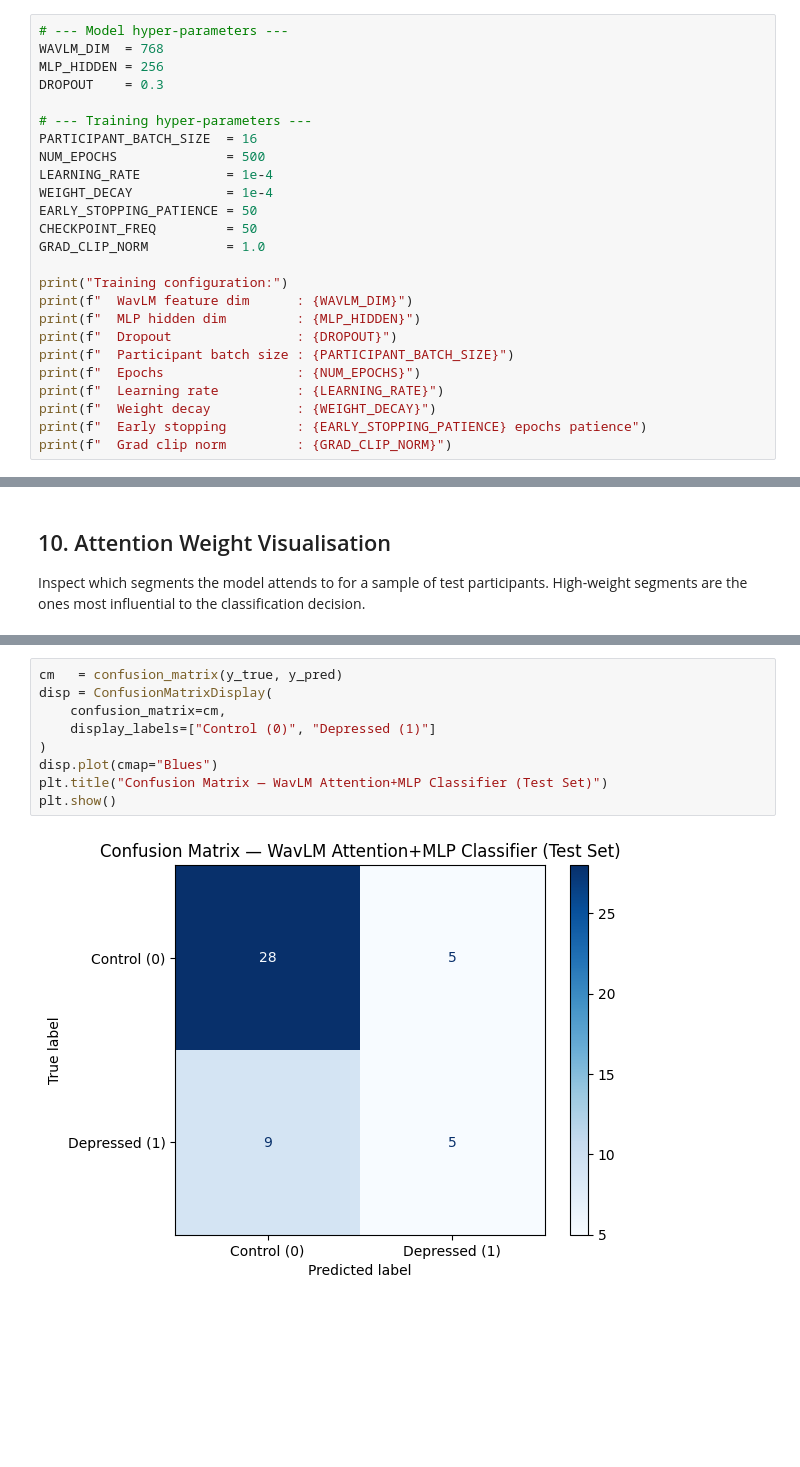
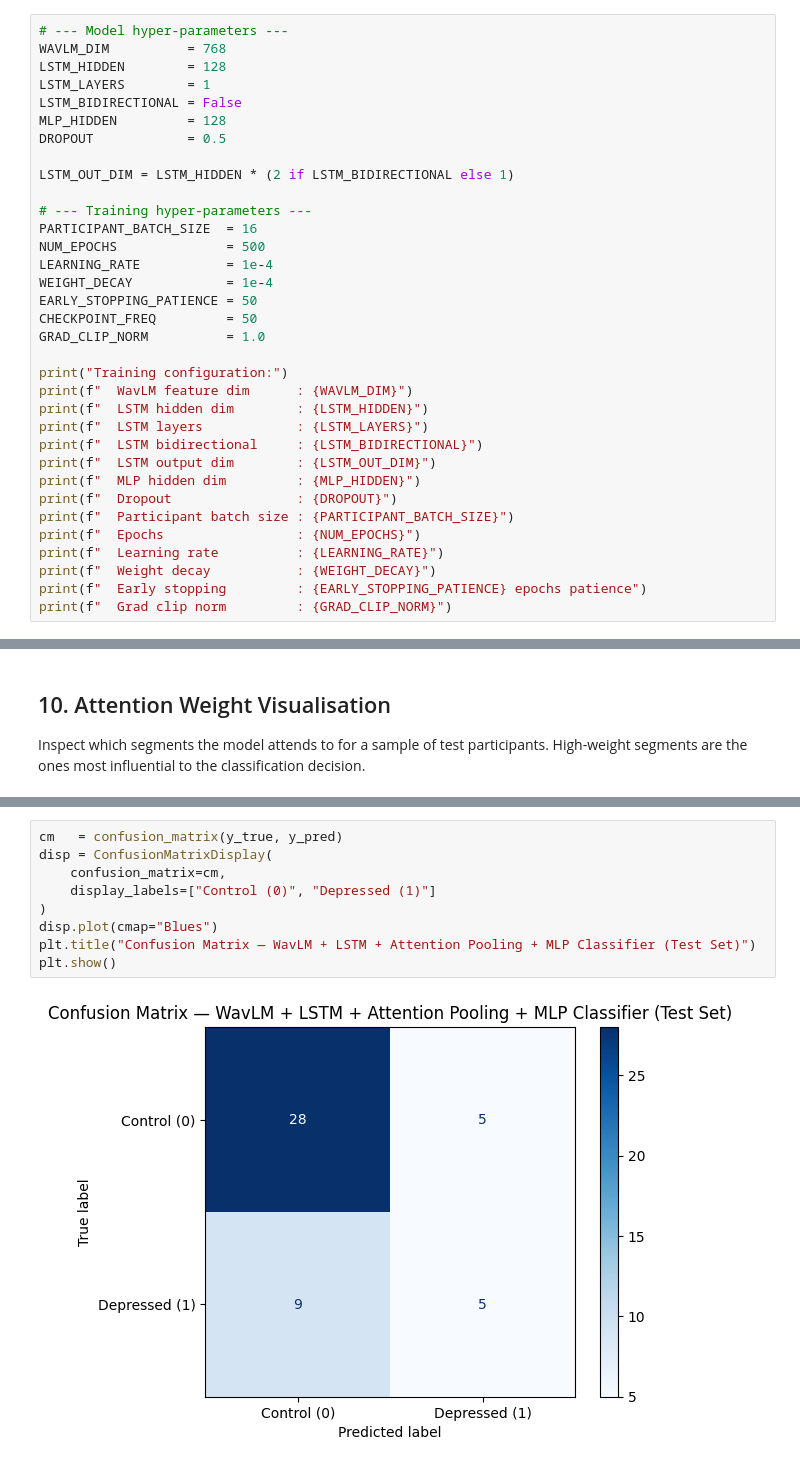
Before and after one commit to Edgarrighthere/sutd_50.039_Deep_Learning, a Jupyter notebook: experiments/wavLM_MLP_cls.ipynb, the cells around one changed output, grey strips where cells are left out. Drawn from its saved outputs; the diff is of its cells as text; blank space fills up the shorter version.

```diff
--- a/experiments/wavLM_MLP_cls.ipynb
+++ b/experiments/wavLM_MLP_cls.ipynb
@@ -239,9 +246,14 @@ test                  47     5,904         14       33
 ## 6. Training Configuration
 # %%
 # --- Model hyper-parameters ---
-WAVLM_DIM  = 768
-MLP_HIDDEN = 256
-DROPOUT    = 0.3
+WAVLM_DIM          = 768
+LSTM_HIDDEN        = 128
+LSTM_LAYERS        = 1
+LSTM_BIDIRECTIONAL = False
+MLP_HIDDEN         = 128
+DROPOUT            = 0.5
+
+LSTM_OUT_DIM = LSTM_HIDDEN * (2 if LSTM_BIDIRECTIONAL else 1)
 
 # --- Training hyper-parameters ---
 PARTICIPANT_BATCH_SIZE  = 16
@@ -254,6 +266,10 @@ GRAD_CLIP_NORM          = 1.0
 
 print("Training configuration:")
 print(f"  WavLM feature dim      : {WAVLM_DIM}")
+print(f"  LSTM hidden dim        : {LSTM_HIDDEN}")
+print(f"  LSTM layers            : {LSTM_LAYERS}")
+print(f"  LSTM bidirectional     : {LSTM_BIDIRECTIONAL}")
+print(f"  LSTM output dim        : {LSTM_OUT_DIM}")
 print(f"  MLP hidden dim         : {MLP_HIDDEN}")
 print(f"  Dropout                : {DROPOUT}")
 print(f"  Participant batch size : {PARTICIPANT_BATCH_SIZE}")
@@ -657,11 +709,11 @@ weighted avg       0.68      0.70      0.69        47
 # %%
 cm   = confusion_matrix(y_true, y_pred)
 disp = ConfusionMatrixDisplay(
     confusion_matrix=cm,
     display_labels=["Control (0)", "Depressed (1)"]
 )
 disp.plot(cmap="Blues")
-plt.title("Confusion Matrix — WavLM Attention+MLP Classifier (Test Set)")
+plt.title("Confusion Matrix — WavLM + LSTM + Attention Pooling + MLP Classifier (Test Set)")
 plt.show()
 # %% [output]
-[figure, old version]
+[figure, new version]
```
Also changed, not shown: parts of 13 cells of this notebook, 25 other files.
